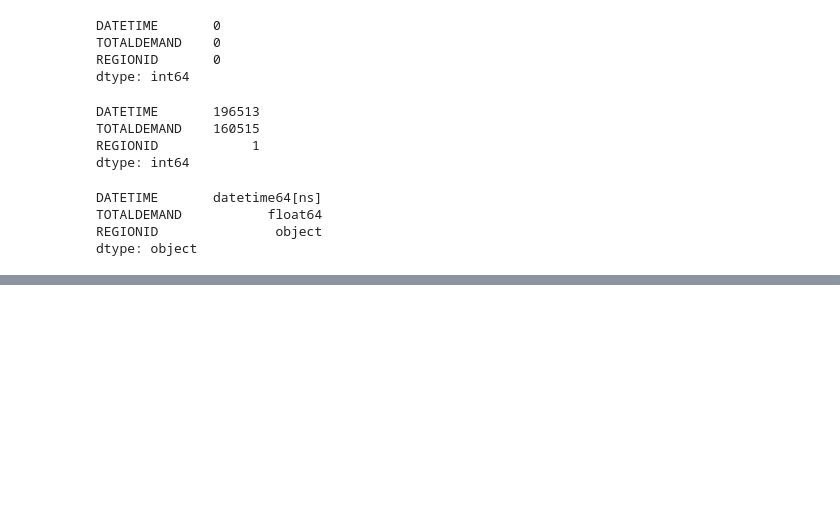
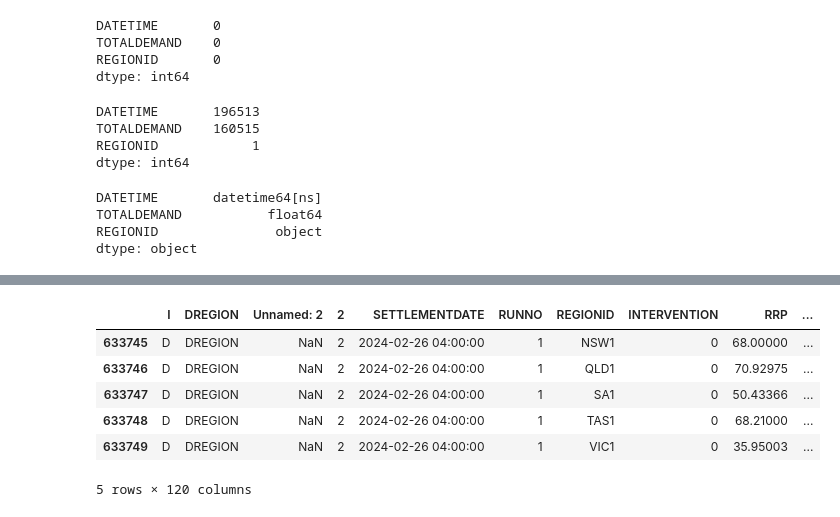
Before and after one commit to mkingopng/electricity_demand_forecasting, a Jupyter notebook: src/eda.ipynb, the cells around one changed output, grey strips where cells are left out. Cells and saved outputs as stored; diff of their text form; code cells hidden in the pictures; blank space fills up the shorter version.

```diff
--- a/src/eda.ipynb
+++ b/src/eda.ipynb
@@ -1282,0 +1523,10 @@ dtype: object
+# %%
+df4.tail()
+# %% [output]
+|  | I | DREGION | Unnamed: 2 | 2 | SETTLEMENTDATE | RUNNO | REGIONID | INTERVENTION | RRP | ... |
+| 633745 | D | DREGION | NaN | 2 | 2024-02-26 04:00:00 | 1 | NSW1 | 0 | 68.00000 | ... |
+| 633746 | D | DREGION | NaN | 2 | 2024-02-26 04:00:00 | 1 | QLD1 | 0 | 70.92975 | ... |
+| 633747 | D | DREGION | NaN | 2 | 2024-02-26 04:00:00 | 1 | SA1 | 0 | 50.43366 | ... |
+| 633748 | D | DREGION | NaN | 2 | 2024-02-26 04:00:00 | 1 | TAS1 | 0 | 68.21000 | ... |
+| 633749 | D | DREGION | NaN | 2 | 2024-02-26 04:00:00 | 1 | VIC1 | 0 | 35.95003 | ... |
+5 rows × 120 columns
```
Also changed, not shown: parts of 68 cells of this notebook, 3 other files.
